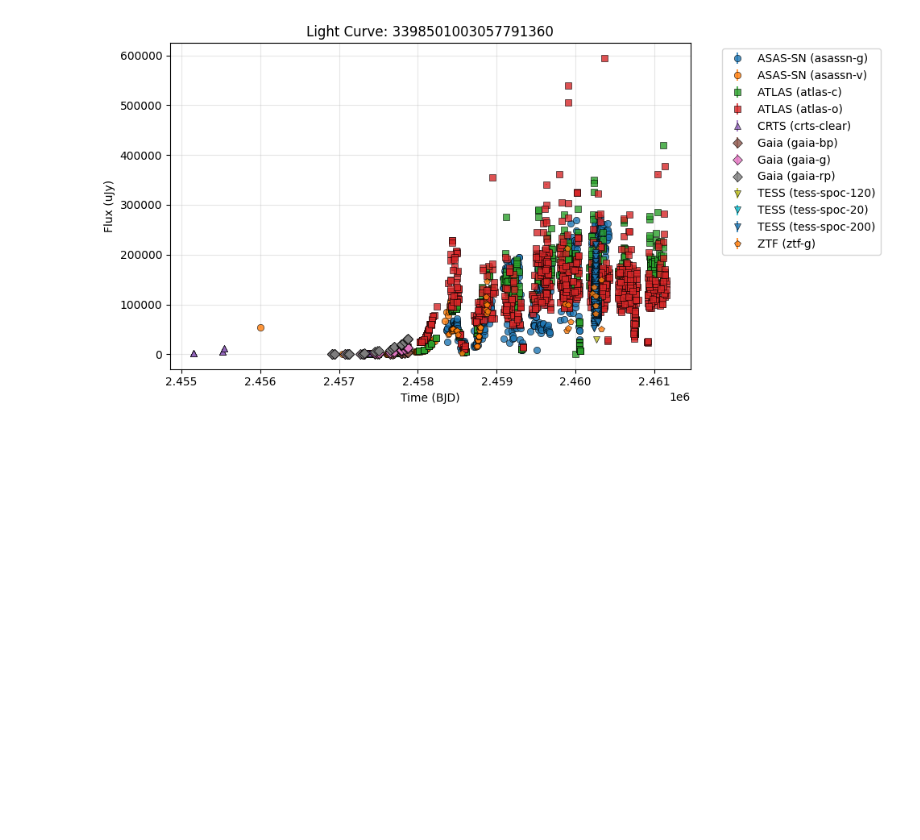
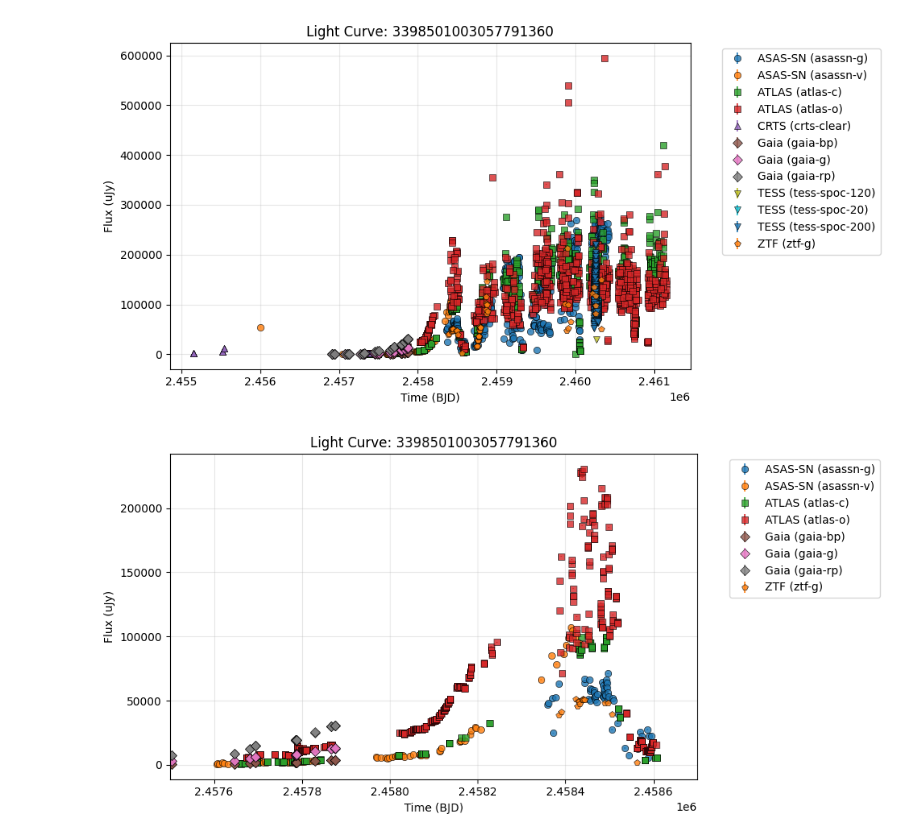
Before and after one commit to andrijazupic/lcquery, a Jupyter notebook: examples/query_test.ipynb, the cells around one changed output. Saved outputs shown, nothing was run; the diff lists cells and outputs as text; code cells hidden in the pictures; blank space fills up the shorter version.

```diff
--- a/examples/query_test.ipynb
+++ b/examples/query_test.ipynb
@@ -58,4 +60,8 @@ In preparation for Gaia DR4, the Gaia archive is in evolution. Unfortunately, it
 plot_lightcurve(source_id=3398501003057791360)
 # %% [output]
 [figure]
+# %%
+plot_lightcurve(source_id=3398501003057791360, t_range=[2.4575e6, 2.4587e6])
+# %% [output]
+[figure, added]
 # %%
```
Also changed, not shown: parts of 2 cells of this notebook.
